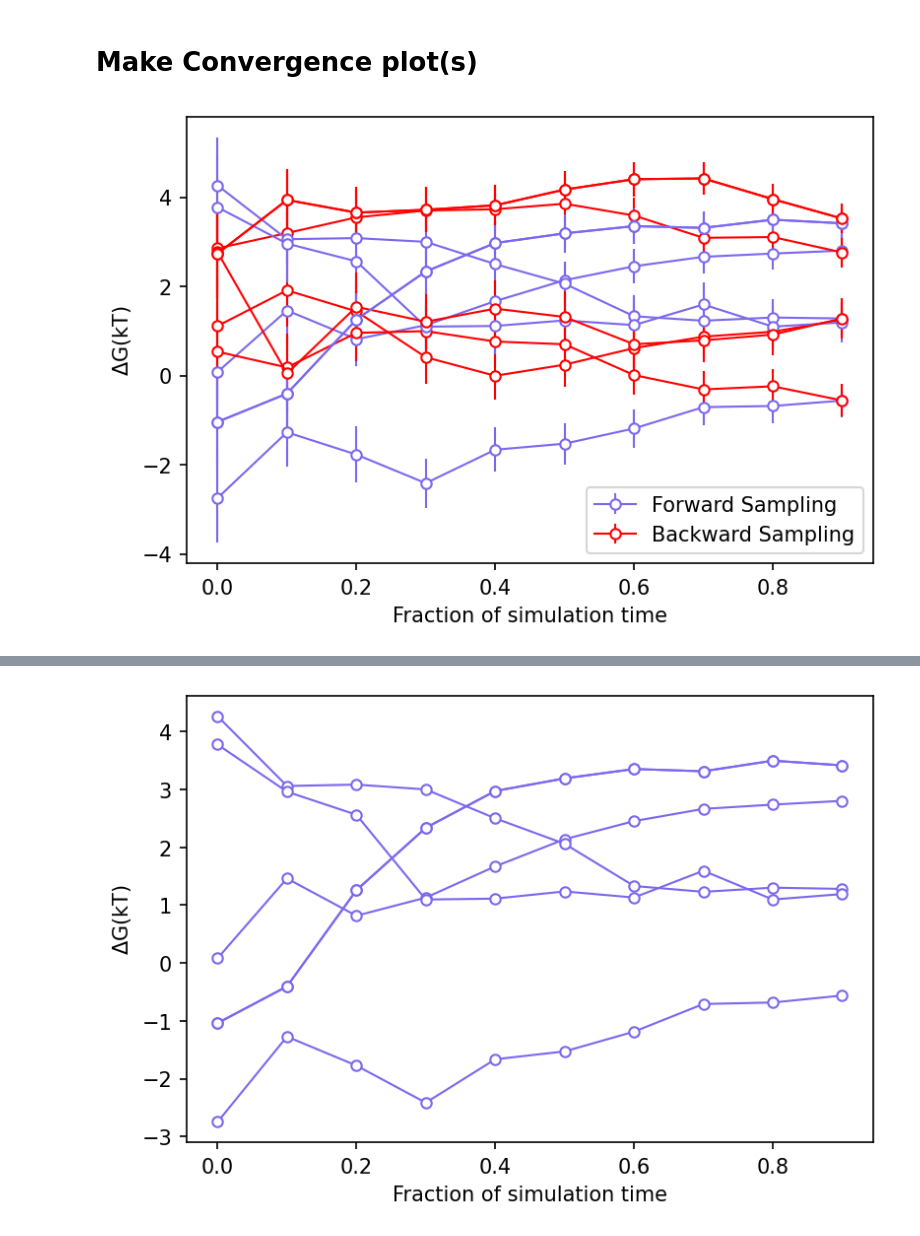
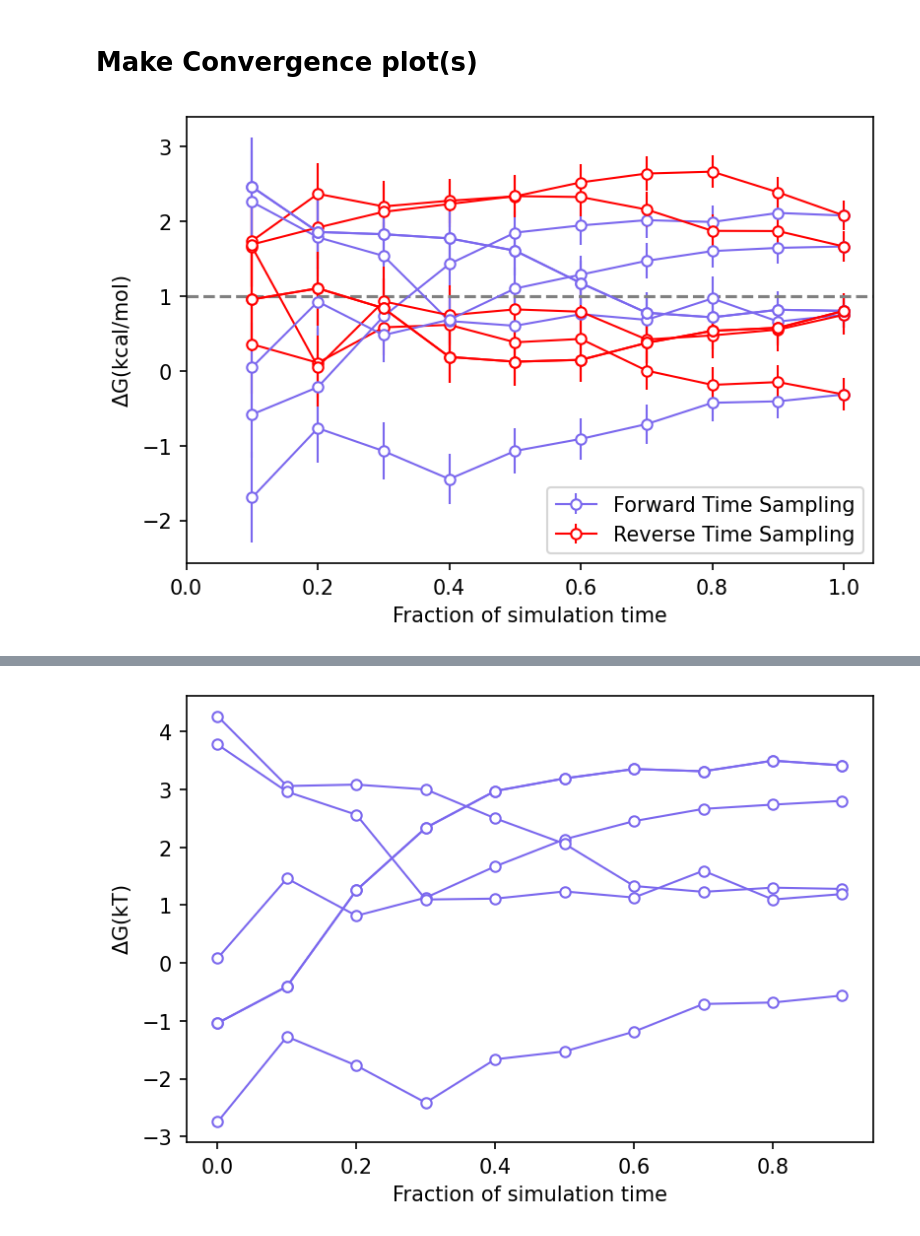
Before and after one commit to BranniganLab/safep, a Jupyter notebook: Batch_Basic.ipynb, the cells around one changed output, grey strips where cells are left out. Saved outputs shown, nothing was run; the diff lists cells and outputs as text; code cells hidden in the pictures.

```diff
--- a/Batch_Basic.ipynb
+++ b/Batch_Basic.ipynb
@@ -65,7 +65,7 @@ def batchProcess(paths, RT, decorrelate):
 
     return u_nks, cumulative, perWindow, affix
 # %%
-root = '/home/ezry/winHome/Documents/ELIC_Data/ELIC/PCPGPE211/'
+root = '/home/ems363/Documents/ELIC_DCDs_Analyses/PCPGPE211/'
 pattern = 'PO*fepout'
 prefix= 'POCE'
 paths = glob(root+prefix+'*/')
@@ -382,7 +395,7 @@ def doConvergence(u_nk, states, tau=1):
             first = data[0].index.get_level_values(0)[0]
             nsteps = last-first
             step = first + i*nsteps/num_points
-            mask = data[0].index.get_level_values(0)<step
+            mask = data[0].index.get_level_values(0)<=step
             partial.append(data.loc[mask])
 
         partial = pd.concat(partial)
@@ -404,7 +417,7 @@ def doConvergence(u_nk, states, tau=1):
             first = data[0].index.get_level_values(0)[0]
             nsteps = last-first
             step = last - i*nsteps/num_points
-            mask = data[0].index.get_level_values(0)>step
+            mask = data[0].index.get_level_values(0)>=step
             partial.append(data.loc[mask])
         partial = pd.concat(partial)
 
@@ -432,14 +445,18 @@ for l in [x for x in l0s if x != "mean"]:
     bes[l] = backward_error
 # %%
 for l in [x for x in l0s if x != "mean"]:
-    plt.errorbar(np.arange(len(fs[l]))/len(fs[l]), fs[l], yerr=fes[l], marker='o', linewidth=1, color='mediumslateblue', markerfacecolor='white', markeredgewidth=1, markeredgecolor='mediumslateblue', ms=5)
-    plt.errorbar(np.arange(len(bs[l]))/len(fs[l]), bs[l], yerr=bes[l], marker='o', linewidth=1, color='red', markerfacecolor='white', markeredgewidth=1, markeredgecolor='red', ms=5)
+    plt.errorbar(np.arange(len(fs[l]))/len(fs[l])+0.1, np.multiply(fs[l], RT), yerr=np.multiply(fes[l], RT), marker='o', linewidth=1, color='mediumslateblue', markerfacecolor='white', markeredgewidth=1, markeredgecolor='mediumslateblue', ms=5)
+    plt.errorbar(np.arange(len(bs[l]))/len(fs[l])+0.1, np.multiply(bs[l], RT), yerr=np.multiply(bes[l], RT), marker='o', linewidth=1, color='red', markerfacecolor='white', markeredgewidth=1, markeredgecolor='red', ms=5)
 plt.xlabel('Fraction of simulation time')
-plt.ylabel(r'$\rm\Delta G (kT)$')
-plt.errorbar(np.arange(len(fs[l]))/len(fs[l]), fs[l], yerr=fes[l], marker='o', linewidth=1, color='mediumslateblue', markerfacecolor='white', markeredgewidth=1, markeredgecolor='mediumslateblue', ms=5, label='Forward Sampling')
-plt.errorbar(np.arange(len(bs[l]))/len(fs[l]), bs[l], yerr=bes[l], marker='o', linewidth=1, color='red', markerfacecolor='white', markeredgewidth=1, markeredgecolor='red', ms=5, label='Backward Sampling')
+plt.ylabel(r'$\rm\Delta G (kcal/mol)$')
+plt.errorbar(np.arange(len(fs[l]))/len(fs[l])+0.1, np.multiply(fs[l], RT), yerr=np.multiply(fes[l], RT), marker='o', linewidth=1, color='mediumslateblue', markerfacecolor='white', markeredgewidth=1, markeredgecolor='mediumslateblue', ms=5, label='Forward Time Sampling')
+plt.errorbar(np.arange(len(bs[l]))/len(fs[l])+0.1, np.multiply(bs[l], RT), yerr=np.multiply(bes[l], RT), marker='o', linewidth=1, color='red', markerfacecolor='white', markeredgewidth=1, markeredgecolor='red', ms=5, label='Reverse Time Sampling')
 plt.legend()
+plt.xticks([0, 0.2, 0.4, 0.6, 0.8, 1])
+
+finalMean = np.mean(cumulative.loc[1, (slice(None), 'f')])
+plt.axhline(y= finalMean*RT, linestyle='--', color='gray')
 
 plt.savefig(f"{root}/{prefix}_convergence_{affix}.pdf")
 # %% [output]
-[figure, old version]
+[figure, new version]
```
Also changed, not shown: parts of 5 cells of this notebook.
